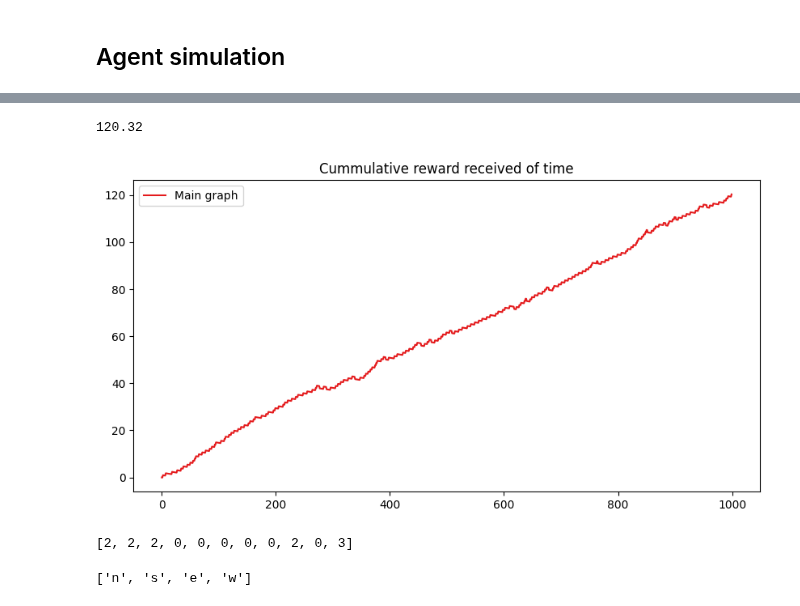
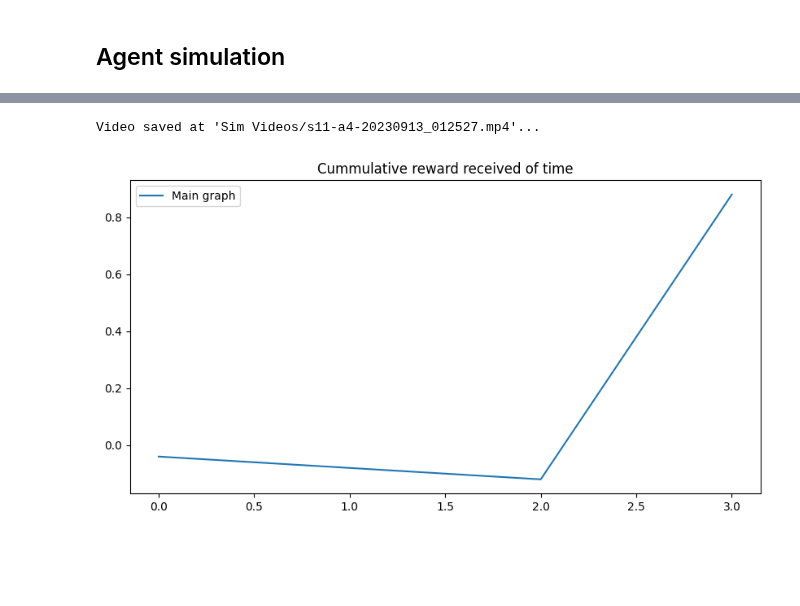
Before and after one commit to PimLb/POMDP_PBVI_Exploration, a Jupyter notebook: Experiments/3x4_Model.ipynb, the cells around one changed output, grey strips where cells are left out. Drawn from its saved outputs; the diff is of its cells as text; code cells hidden in the pictures; blank space fills up the shorter version.

Commit message:
Improved end state handling and made simulation specification optional for agent

```diff
--- a/Experiments/3x4_Model.ipynb
+++ b/Experiments/3x4_Model.ipynb
@@ -10,3 +12,5 @@ model.convert_to_grid([
     ['s4', None, 's5', 's6'],
     ['s7', 's8', 's9', 's10']
     ])
+# %%
+model.end_states = [3,6]
@@ -78,2 +62,2 @@ a.value_function = vf
 # %%
-rh = a.simulate(sim)
+sim_history = a.simulate()
@@ -163,8 +64,8 @@ a 3 - sp 10 - inner_sum: -0.04 - T 0.111111
-# %%
-np.sum(rh)
-# %% [output]
-120.32
+# %%
+sim_history.save_simulation_video()
+# %% [output]
+Video saved at 'Sim Videos/s11-a4-20230913_012527.mp4'...
 # %%
-rh.plot('total')
+sim_history.rewards.plot('total')
 # %% [output]
-[figure, old version]
+[figure, new version]
@@ -178,8 +71,0 @@ for s in range(model.state_count):
-# %%
-best_actions
-# %% [output]
-[2, 2, 2, 0, 0, 0, 0, 0, 2, 0, 3]
-# %%
-model.action_labels
-# %% [output]
-['n', 's', 'e', 'w']
```
Also changed, not shown: parts of 20 cells of this notebook, 5 other files.
